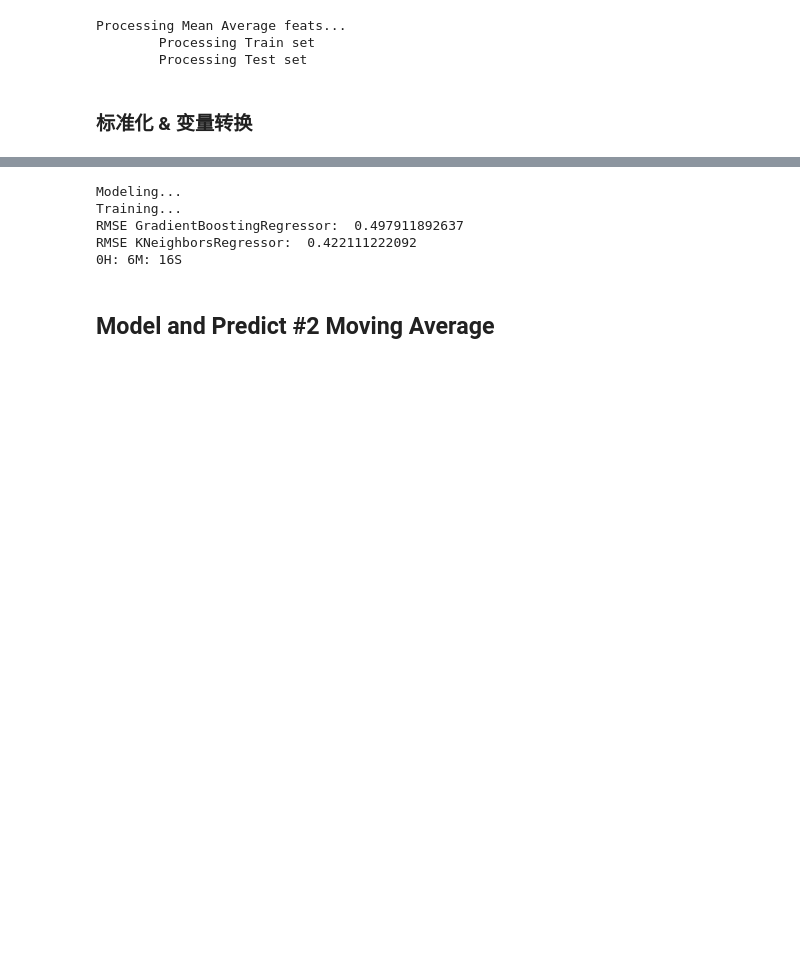
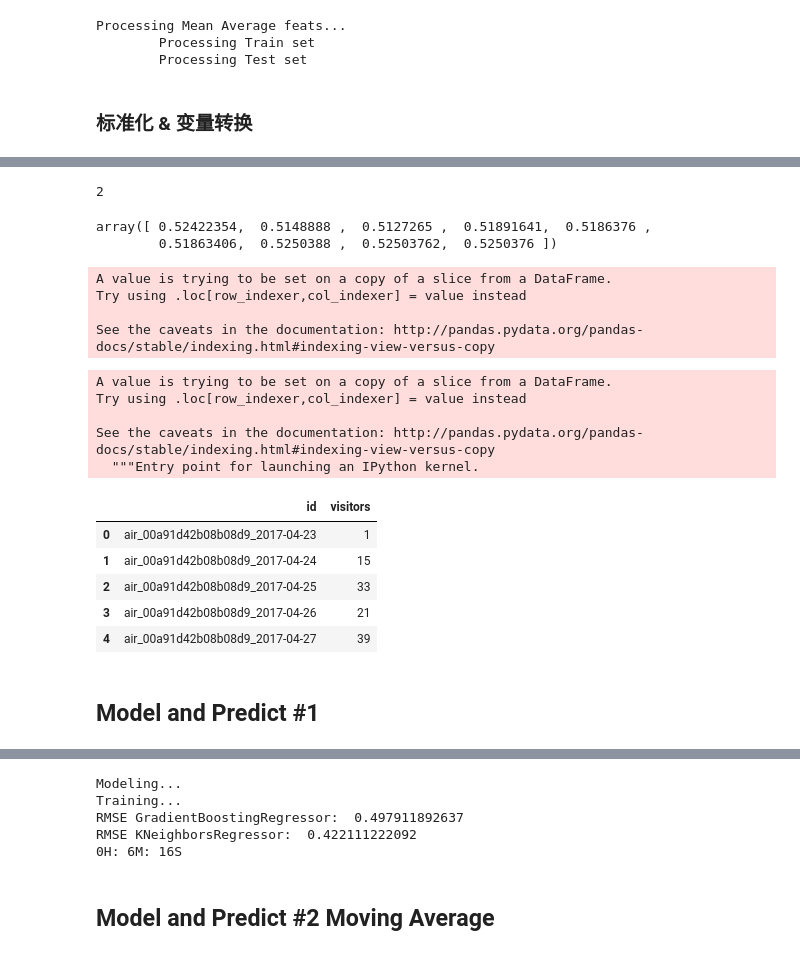
Before and after one commit to shenc3/kaggle_note, a Jupyter notebook: Recruit Restaurant Visitor Forecasting/Predict.ipynb, the cells around one changed output, grey strips where cells are left out. Drawn from its saved outputs; the diff is of its cells as text; code cells hidden in the pictures; blank space fills up the shorter version.

```diff
--- a/Recruit Restaurant Visitor Forecasting/Predict.ipynb
+++ b/Recruit Restaurant Visitor Forecasting/Predict.ipynb
@@ -324,0 +468,2 @@ pass
+# %%
+model0 = joblib.load('model0.plk')
@@ -324,0 +482,36 @@ pass
+# %%
+np.argmin(cv_result.get('mean_test_score'))
+# %% [output]
+2
+# %%
+cv_result.get('mean_test_score')
+# %% [output]
+array([ 0.52422354,  0.5148888 ,  0.5127265 ,  0.51891641,  0.5186376 ,
+        0.51863406,  0.5250388 ,  0.52503762,  0.5250376 ])
+# %%
+pred = np.expm1(model0.predict(test[col]))
+# %%
+sub = test[['id', 'visitors']]
+sub['visitors'] = pred
+# %% [output]
+A value is trying to be set on a copy of a slice from a DataFrame.
+Try using .loc[row_indexer,col_indexer] = value instead
+
+See the caveats in the documentation: http://pandas.pydata.org/pandas-docs/stable/indexing.html#indexing-view-versus-copy
+# %%
+sub['visitors'] = sub['visitors'].astype('int')
+# %% [output]
+A value is trying to be set on a copy of a slice from a DataFrame.
+Try using .loc[row_indexer,col_indexer] = value instead
+
+See the caveats in the documentation: http://pandas.pydata.org/pandas-docs/stable/indexing.html#indexing-view-versus-copy
+  """Entry point for launching an IPython kernel.
+# %%
+sub.head()
+# %% [output]
+|  | id | visitors |
+| 0 | air_00a91d42b08b08d9_2017-04-23 | 1 |
+| 1 | air_00a91d42b08b08d9_2017-04-24 | 15 |
+| 2 | air_00a91d42b08b08d9_2017-04-25 | 33 |
+| 3 | air_00a91d42b08b08d9_2017-04-26 | 21 |
+| 4 | air_00a91d42b08b08d9_2017-04-27 | 39 |
@@ -325,3 +520,5 @@ pass
+# %% [markdown]
+## Model and Predict #1
 # %%
 train.dtypes
 # %% [output]
```
Also changed, not shown: parts of 18 cells of this notebook, 1 other file.
